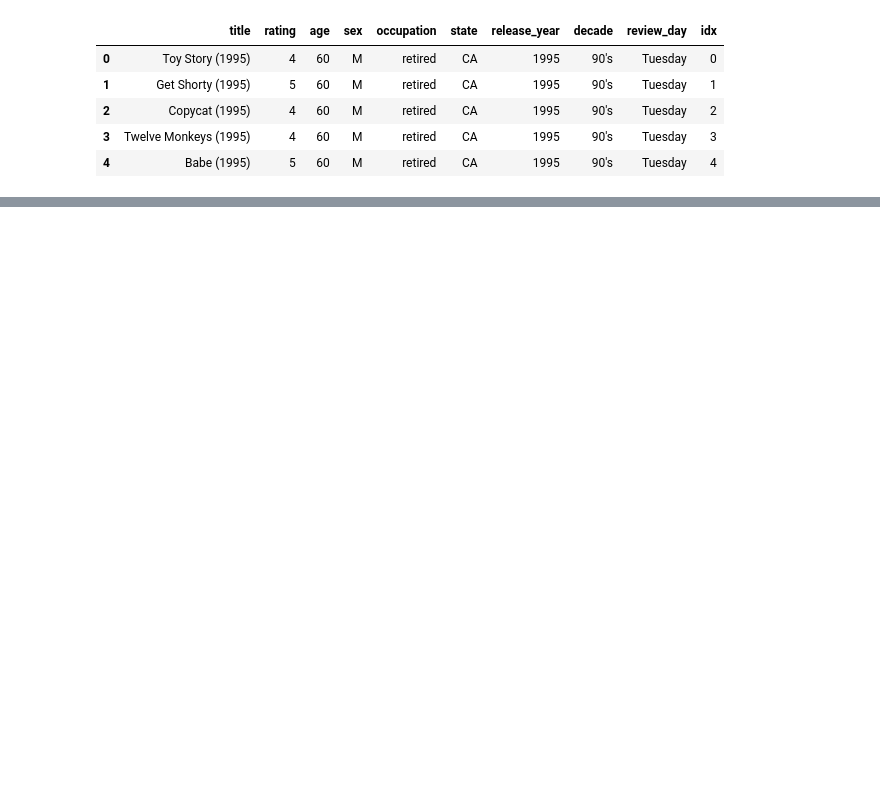
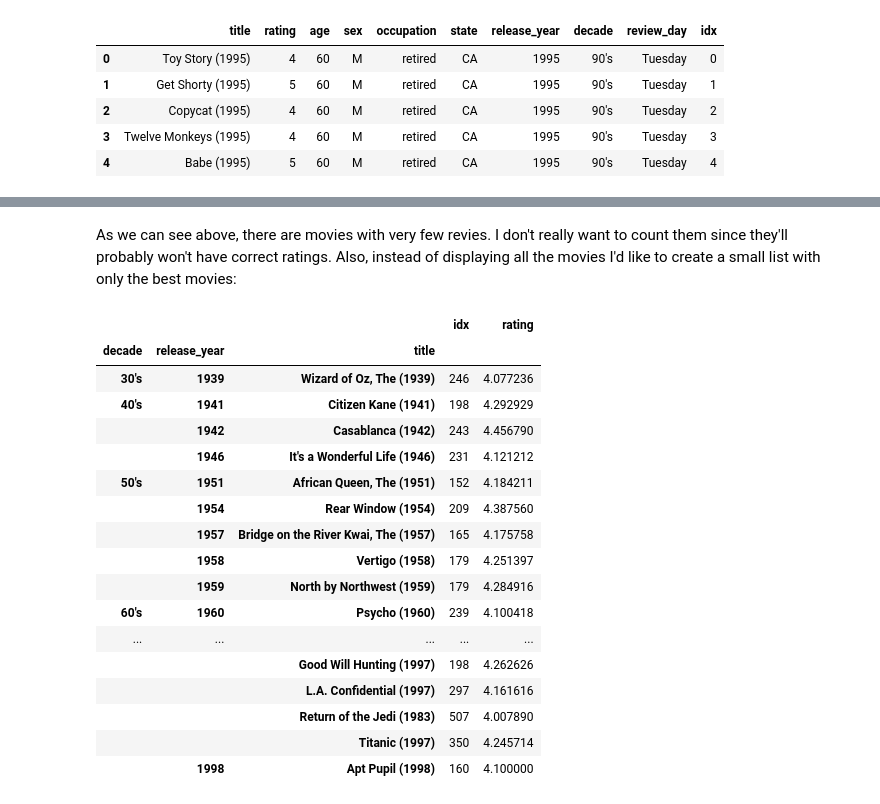
Before and after one commit to spapas/spapas.github.io, a Jupyter notebook: content/pandas-pivot-table-primer.ipynb, the cells around one changed output, grey strips where cells are left out. Saved outputs shown, nothing was run; the diff lists cells and outputs as text; code cells hidden in the pictures; blank space fills up the shorter version.

```diff
--- a/content/pandas-pivot-table-primer.ipynb
+++ b/content/pandas-pivot-table-primer.ipynb
@@ -1709,0 +1671,25 @@ In the previous, I have tried to present a comprehensive introduction of the `pi
+# %% [markdown]
+As we can see above, there are movies with very few revies. I don't really want to count them since they'll probably won't have correct ratings. Also, instead of displaying all the movies I'd like to create a small list with only the best movies:
+# %%
+# So, let's find the best movies (rating more than 4) with more than 150 reviews
+best_movies = rating_count[(rating_count.idx>150) & (rating_count.rating>4)]
+best_movies
+# %% [output]
+|  |  |  | idx | rating |
+| decade | release_year | title |  |  |
+| 30's | 1939 | Wizard of Oz, The (1939) | 246 | 4.077236 |
+| 40's | 1941 | Citizen Kane (1941) | 198 | 4.292929 |
+|  | 1942 | Casablanca (1942) | 243 | 4.456790 |
+|  | 1946 | It's a Wonderful Life (1946) | 231 | 4.121212 |
+| 50's | 1951 | African Queen, The (1951) | 152 | 4.184211 |
+|  | 1954 | Rear Window (1954) | 209 | 4.387560 |
+|  | 1957 | Bridge on the River Kwai, The (1957) | 165 | 4.175758 |
+|  | 1958 | Vertigo (1958) | 179 | 4.251397 |
+|  | 1959 | North by Northwest (1959) | 179 | 4.284916 |
+| 60's | 1960 | Psycho (1960) | 239 | 4.100418 |
+| ... | ... | ... | ... | ... |
+|  |  | Good Will Hunting (1997) | 198 | 4.262626 |
+|  |  | L.A. Confidential (1997) | 297 | 4.161616 |
+|  |  | Return of the Jedi (1983) | 507 | 4.007890 |
+|  |  | Titanic (1997) | 350 | 4.245714 |
+|  | 1998 | Apt Pupil (1998) | 160 | 4.100000 |
```
Also changed, not shown: parts of 50 cells of this notebook, 1 other file.
